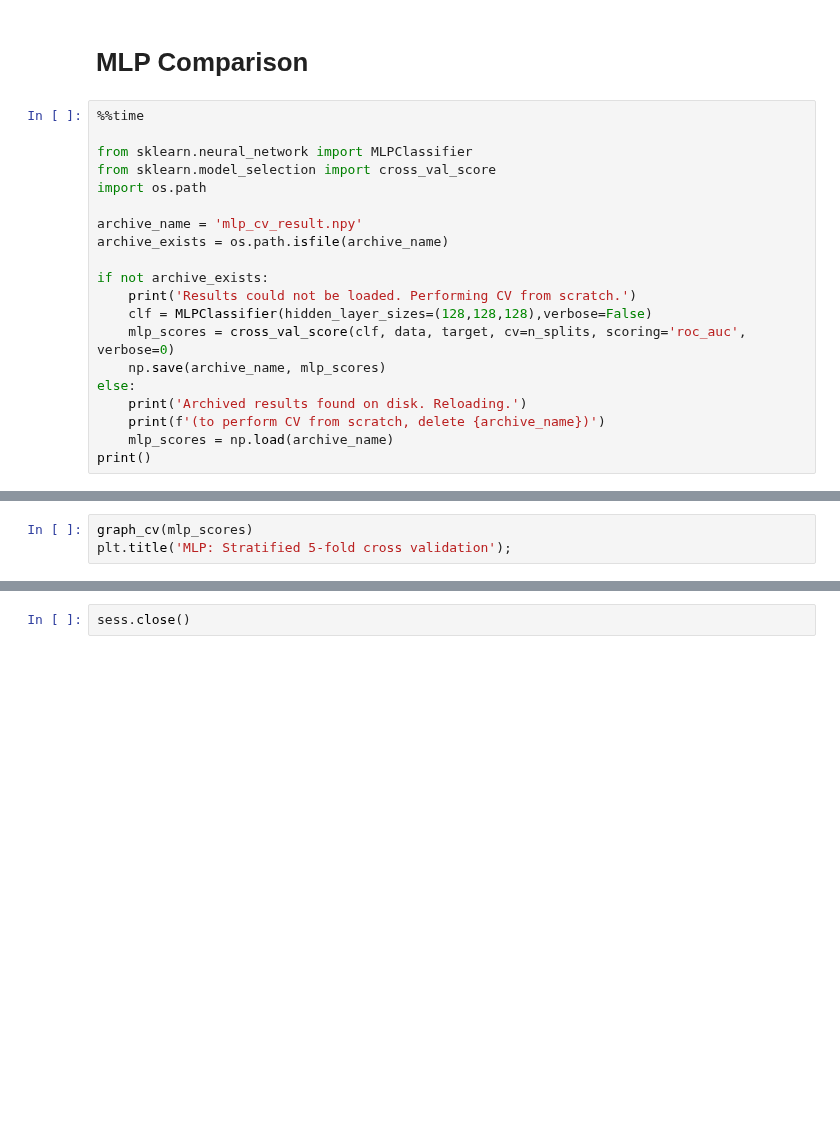
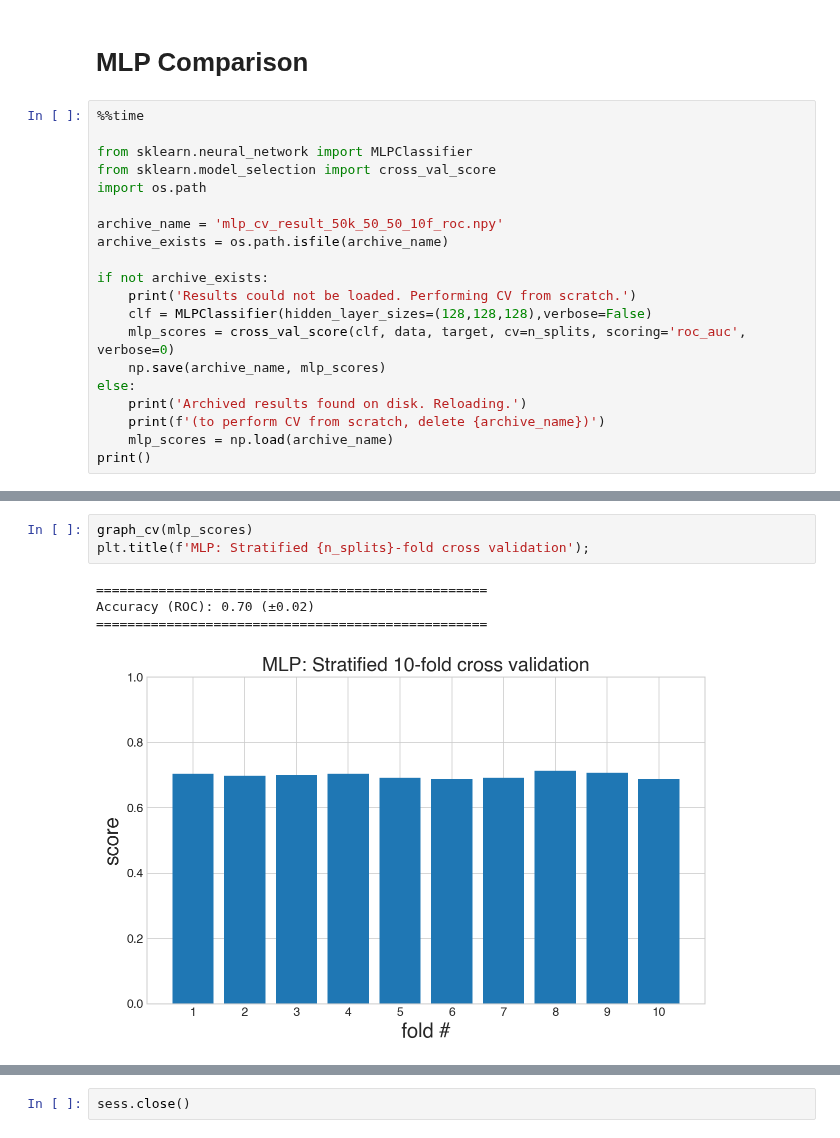
Before and after one commit to SMU-ML-2017/Project7, a Jupyter notebook: Project7.ipynb, the cells around one changed output, grey strips where cells are left out. Drawn from its saved outputs; the diff is of its cells as text; blank space fills up the shorter version.

```diff
--- a/Project7.ipynb
+++ b/Project7.ipynb
@@ -633,7 +634,7 @@ from sklearn.neural_network import MLPClassifier
 from sklearn.model_selection import cross_val_score
 import os.path
 
-archive_name = 'mlp_cv_result.npy'
+archive_name = 'mlp_cv_result_50k_50_50_10f_roc.npy'
 archive_exists = os.path.isfile(archive_name)
 
 if not archive_exists:
@@ -649,5 +655,10 @@ print()
 # %%
 graph_cv(mlp_scores)
-plt.title('MLP: Stratified 5-fold cross validation');
+plt.title(f'MLP: Stratified {n_splits}-fold cross validation');
+# %% [output]
+==================================================
+Accuracy (ROC): 0.70 (±0.02)
+==================================================
+[figure, added]
 # %%
 graph_cv_compare(scores, mlp_scores, ['CNN', 'MLP'])
```
Also changed, not shown: parts of 11 cells of this notebook, 2 other files.
